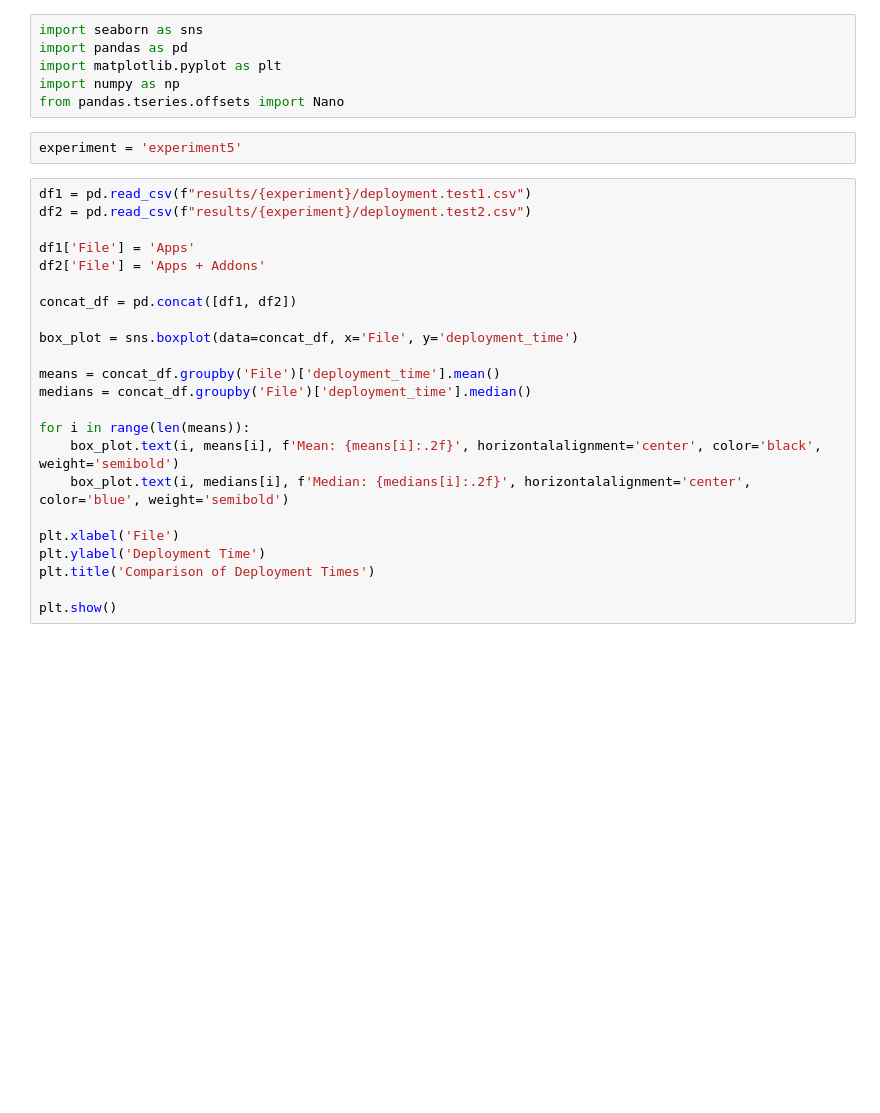
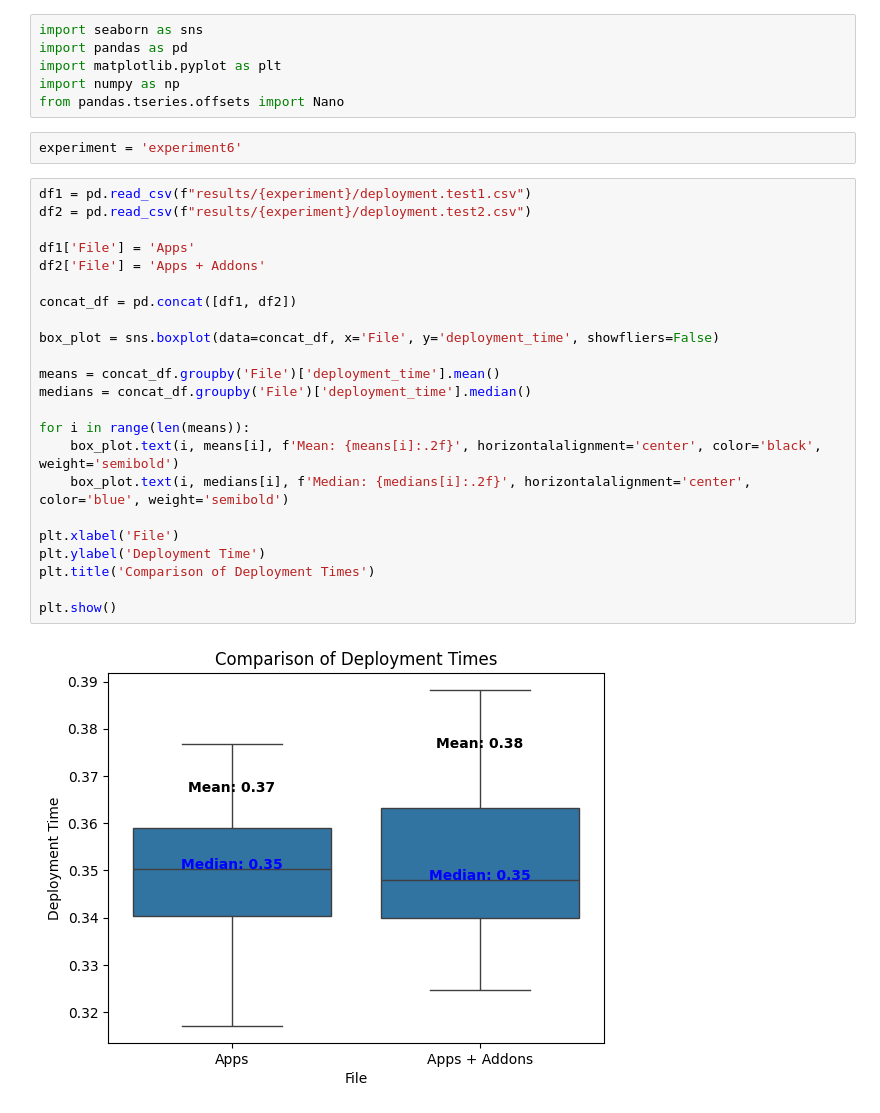
Before and after one commit to oakestra/oakestra, a Jupyter notebook: evaluation/visualization.ipynb, the cells around one changed output. Cells and saved outputs as stored; diff of their text form; blank space fills up the shorter version.

Commit message:
experiment #6

```diff
--- a/evaluation/visualization.ipynb
+++ b/evaluation/visualization.ipynb
@@ -5,29 +5,31 @@ import matplotlib.pyplot as plt
 import numpy as np
 from pandas.tseries.offsets import Nano
 # %%
-experiment = 'experiment5'
+experiment = 'experiment6'
 # %%
 df1 = pd.read_csv(f"results/{experiment}/deployment.test1.csv")
 df2 = pd.read_csv(f"results/{experiment}/deployment.test2.csv")
 
 df1['File'] = 'Apps'
 df2['File'] = 'Apps + Addons'
 
 concat_df = pd.concat([df1, df2])
 
-box_plot = sns.boxplot(data=concat_df, x='File', y='deployment_time')
+box_plot = sns.boxplot(data=concat_df, x='File', y='deployment_time', showfliers=False)
 
 means = concat_df.groupby('File')['deployment_time'].mean()
 medians = concat_df.groupby('File')['deployment_time'].median()
 
 for i in range(len(means)):
     box_plot.text(i, means[i], f'Mean: {means[i]:.2f}', horizontalalignment='center', color='black', weight='semibold')
     box_plot.text(i, medians[i], f'Median: {medians[i]:.2f}', horizontalalignment='center', color='blue', weight='semibold')
 
 plt.xlabel('File')
 plt.ylabel('Deployment Time')
 plt.title('Comparison of Deployment Times')
 
 plt.show()
+# %% [output]
+[figure, added]
 # %%
 def create_line_graph(df, metric):
```
Also changed, not shown: parts of 6 cells of this notebook, 16 other files.
